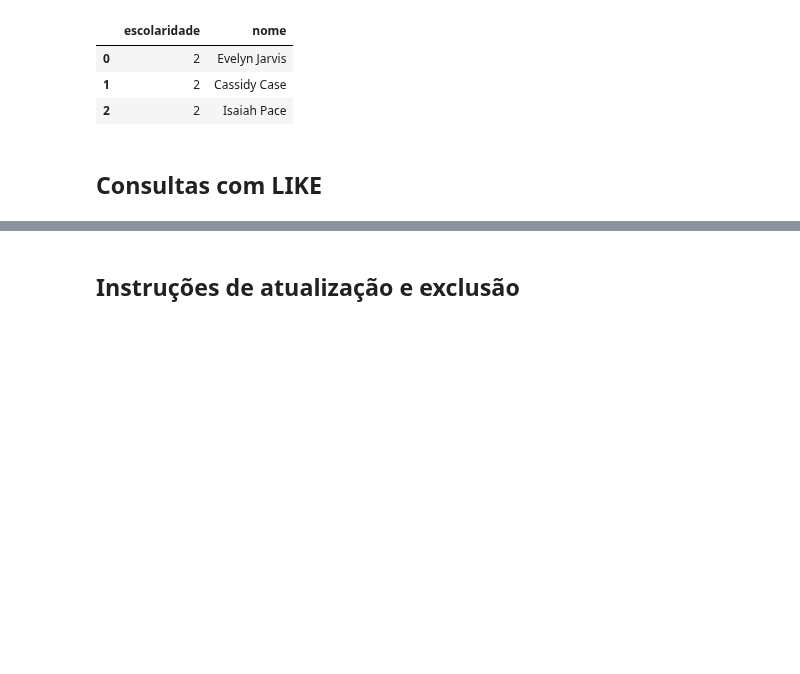
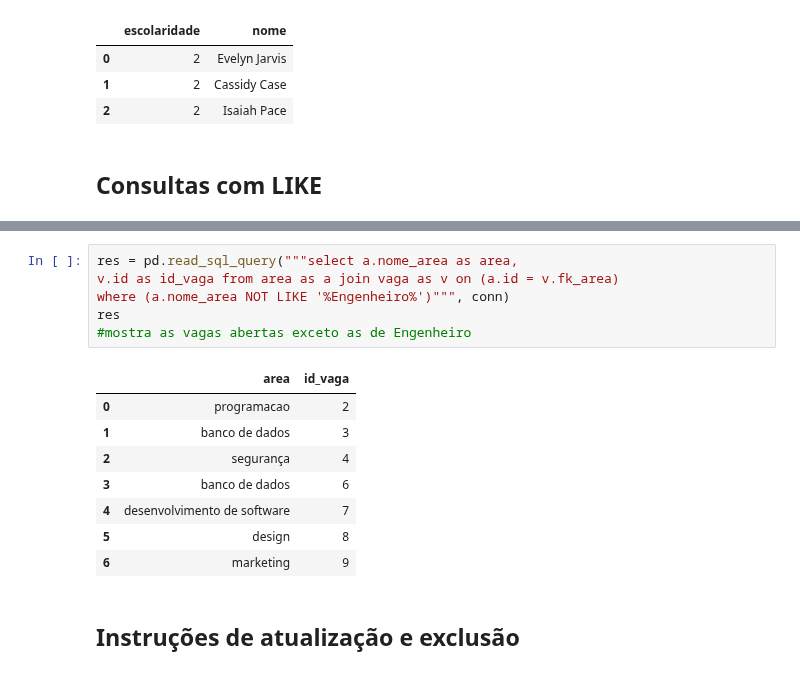
Before and after one commit to MateusLannes/Trabalho_BD1_2022, a Jupyter notebook: Files/ColabGHHL_Contrat.ipynb, the cells around one changed output, grey strips where cells are left out. Cells and saved outputs as stored; diff of their text form; blank space fills up the shorter version.

```diff
--- a/Files/ColabGHHL_Contrat.ipynb
+++ b/Files/ColabGHHL_Contrat.ipynb
@@ -749,3 +774,18 @@ res
+# %%
+res = pd.read_sql_query("""select a.nome_area as area,
+v.id as id_vaga from area as a join vaga as v on (a.id = v.fk_area)
+where (a.nome_area NOT LIKE '%Engenheiro%')""", conn)
+res
+#mostra as vagas abertas exceto as de Engenheiro
+# %% [output]
+|  | area | id_vaga |
+| 0 | programacao | 2 |
+| 1 | banco de dados | 3 |
+| 2 | segurança | 4 |
+| 3 | banco de dados | 6 |
+| 4 | desenvolvimento de software | 7 |
+| 5 | design | 8 |
+| 6 | marketing | 9 |
 # %% [markdown]
 ## Instruções de atualização e exclusão
 # %% [markdown]
```
Also changed, not shown: parts of 3 cells of this notebook.
